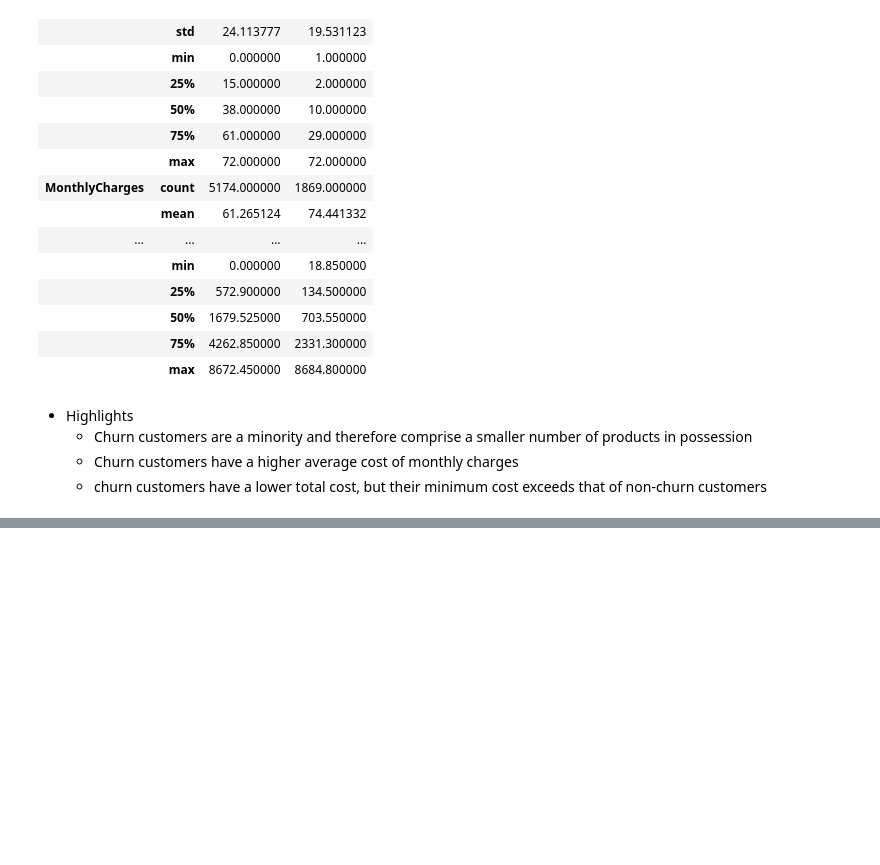
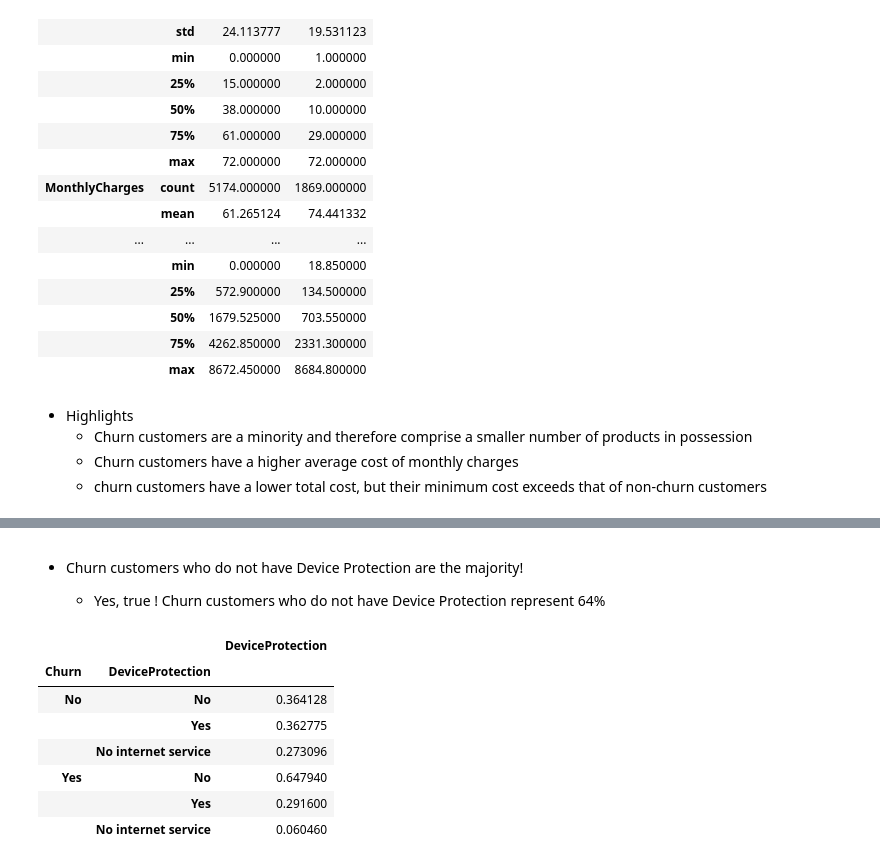
Before and after one commit to Eric-Oliveira-ds/Telco-Customer-Churn, a Jupyter notebook: notebook/EDA.ipynb, the cells around one changed output, grey strips where cells are left out. Saved outputs shown, nothing was run; the diff lists cells and outputs as text; code cells hidden in the pictures; blank space fills up the shorter version.

```diff
--- a/notebook/EDA.ipynb
+++ b/notebook/EDA.ipynb
@@ -504,0 +568,15 @@ df2.groupby(['Churn'])['tenure','MonthlyCharges','TotalCharges'].describe().T
+# %% [markdown]
+- Churn customers who do not have Device Protection are the majority!
+
+    - Yes, true ! Churn customers who do not have Device Protection represent 64%
+# %%
+df2.groupby(['Churn'])['DeviceProtection'].value_counts(normalize=True).to_frame()
+# %% [output]
+|  |  | DeviceProtection |
+| Churn | DeviceProtection |  |
+| No | No | 0.364128 |
+|  | Yes | 0.362775 |
+|  | No internet service | 0.273096 |
+| Yes | No | 0.647940 |
+|  | Yes | 0.291600 |
+|  | No internet service | 0.060460 |
```
Also changed, not shown: parts of 25 cells of this notebook.
